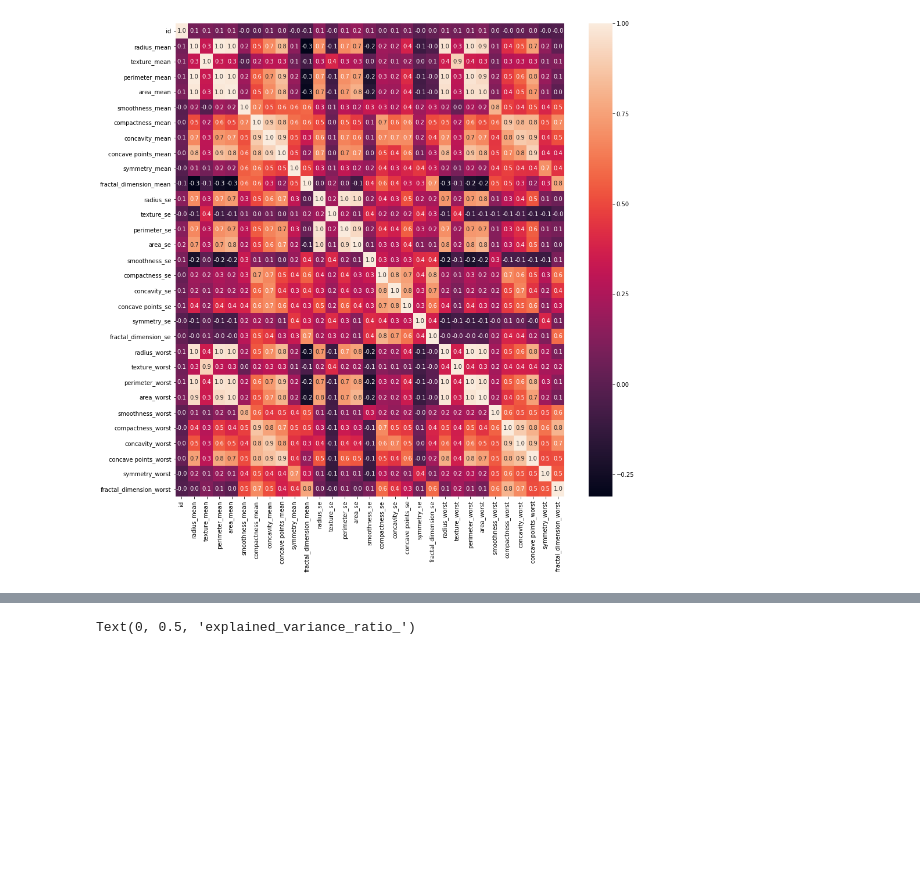
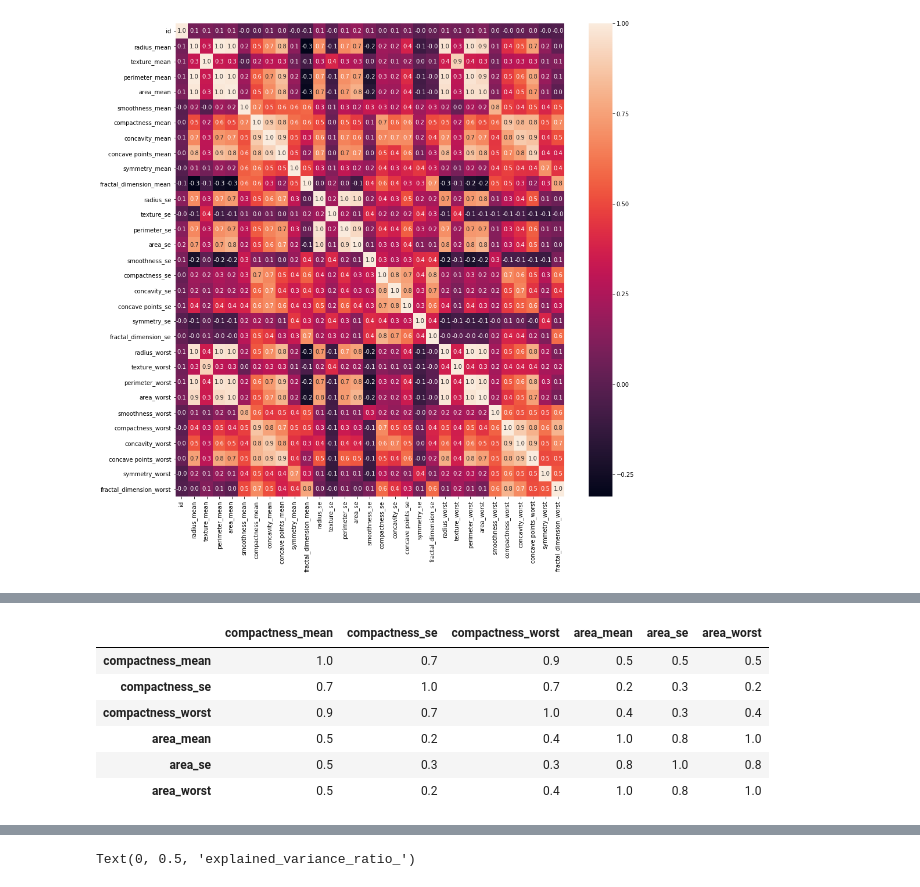
Before and after one commit to dsemen/netology, a Jupyter notebook: breasts_cancer.ipynb, the cells around one changed output, grey strips where cells are left out. Saved outputs shown, nothing was run; the diff lists cells and outputs as text; code cells hidden in the pictures; blank space fills up the shorter version.

```diff
--- a/breasts_cancer.ipynb
+++ b/breasts_cancer.ipynb
@@ -124,0 +141,12 @@ sns.heatmap(correlation,annot=True,fmt= '.1f',ax=ax)
+# %%
+# между area и compactness
+
+df[[x for x in df.columns if 'compactness' in x] + [x for x in df.columns if 'area' in x]].corr().round(decimals=1)
+# %% [output]
+|  | compactness_mean | compactness_se | compactness_worst | area_mean | area_se | area_worst |
+| compactness_mean | 1.0 | 0.7 | 0.9 | 0.5 | 0.5 | 0.5 |
+| compactness_se | 0.7 | 1.0 | 0.7 | 0.2 | 0.3 | 0.2 |
+| compactness_worst | 0.9 | 0.7 | 1.0 | 0.4 | 0.3 | 0.4 |
+| area_mean | 0.5 | 0.2 | 0.4 | 1.0 | 0.8 | 1.0 |
+| area_se | 0.5 | 0.3 | 0.3 | 0.8 | 1.0 | 0.8 |
+| area_worst | 0.5 | 0.2 | 0.4 | 1.0 | 0.8 | 1.0 |
```
Also changed, not shown: parts of 23 cells of this notebook.
